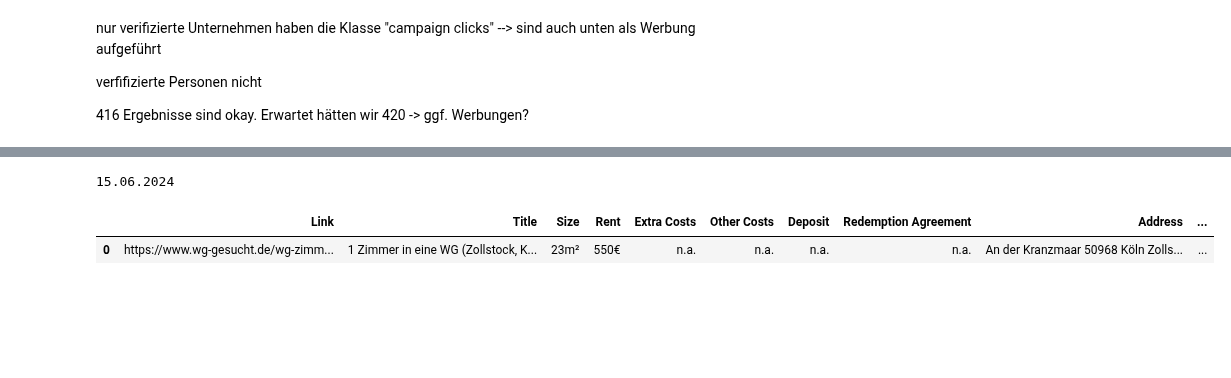
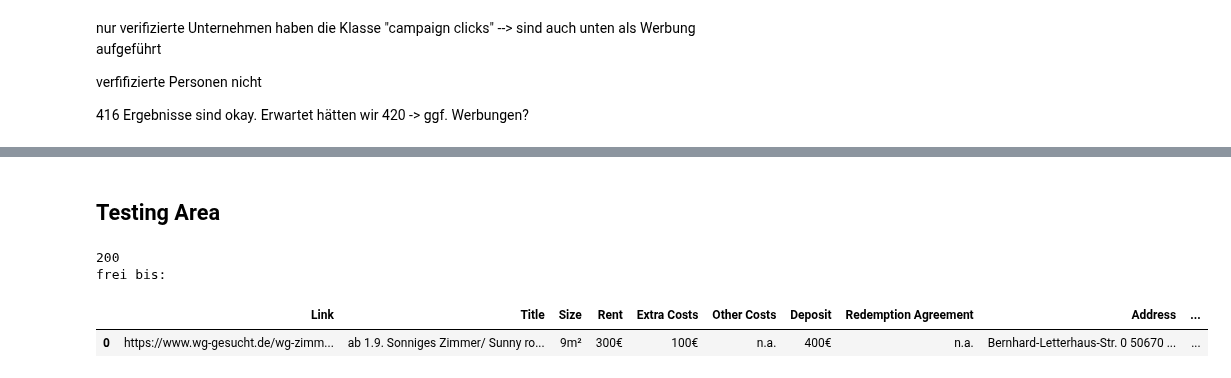
Before and after one commit to iwh-halle/fdap-2024-julian-456, a Jupyter notebook: casestudy/student_housing/test_web_scrap.ipynb, the cells around one changed output, grey strips where cells are left out. Drawn from its saved outputs; the diff is of its cells as text; code cells hidden in the pictures; blank space fills up the shorter version.

Commit message:
Fixing available till and added loop

```diff
--- a/casestudy/student_housing/test_web_scrap.ipynb
+++ b/casestudy/student_housing/test_web_scrap.ipynb
@@ -38,6 +43,6 @@ wnen die Klasse auf einer Seite nicht mehr gefunden werden kann, enthält diese
 # %%
 page = 0
-failed = 0
+failed_overview = 0
 base_links=[]
 campaign_links=[]
 
@@ -57,17 +62,18 @@ while page <= 20:
     response = requests.get(url_overview_köln, allow_redirects=False)
 
     # test response code
-    if response.status_code == 302 and failed < 5:
+    if response.status_code == 302 and failed_overview < 5:
         # try again
-        failed += 1
+        failed_overview += 1
         cum_fails += 1
+        # if needed, add a sleep here
         continue
-    elif failed >= 5:
+    elif failed_overview >= 5:
         print("Failed 5 times in a row")
         break
 
     page += 1
-    failed = 0
+    failed_overview = 0
 
     # Parse results
     soup = BeautifulSoup(response.text, 'html.parser')
@@ -130,9 +255,11 @@ verfifizierte Personen nicht
+# %% [markdown]
+## Testing Area
 # %%
-# TODO: für eine Einzelseite die Attribute bestimmen
-result_df = pd.DataFrame(columns=['Link', 'Title', 'Size', 'Rent', 'Extra Costs', 'Other Costs', 'Deposit', 'Redemption Agreement', 'Address', 'Available From', 'Available Till', 'Online Since'])
+result_test_df = pd.DataFrame()
+url_shared_app = "https://www.wg-gesucht.de/wg-zimmer-in-Koeln-Agnesviertel.8024813.html"
+response = requests.get(url_shared_app, allow_redirects=False)
+print(response.status_code)
 
-url_shared_app = "https://www.wg-gesucht.de" + str(base_links[0])
-response = requests.get(url_shared_app)
 
 soup = BeautifulSoup(response.text, 'html.parser')
 
@@ -163,36 +290,39 @@ deposit = deposit.replace('\n', '').strip()
 
 redemption_agreement = cost_panel.find_all('span', class_='section_panel_value')[4].text
 redemption_agreement = redemption_agreement.replace('\n', '').strip()
 
 
 
 # Address and Availability Panel
 address_panel = soup.find_all('div', class_='panel section_panel')[2]
 
 address = address_panel.find_all('span', class_='section_panel_detail')[0].text
 address = ' '.join(address.split())
 
 available_from = address_panel.find_all('span', class_='section_panel_value')[0].text
 available_from = available_from.replace('\n', '').strip()
 
 # Sometimes the available till is not available, so we need to check if the second span is 'frei bis:' --> if not we need to set it to n.a.
-if soup.find_all('span', class_='section_panel_detail')[1].text == 'frei bis:':
+if address_panel.find_all('span', class_='section_panel_detail')[2].text.strip() == 'frei bis:':
     available_till = address_panel.find_all('span', class_='section_panel_value')[1].text
     available_till = available_till.replace('\n', '').strip()
-    online_since = address_panel.find_all('span', class_='section_panel_value')[2].text
+    online_since = address_panel.find_all('b', class_='noprint')[0].text
     online_since = online_since.replace('\n', '').strip()
 
 else:
     available_till = "n.a."
     online_since = address_panel.find_all('b', class_='noprint')[0].text
     online_since = online_since.replace('\n', '').strip()
 
 
 input_set = {'Link': url_shared_app, 'Title': title, 'Size': size, 'Rent': rent, 'Extra Costs': extra_costs, 'Other Costs': other_costs, 'Deposit': deposit, 'Redemption Agreement': redemption_agreement, 'Address': address, 'Available From': available_from, 'Available Till': available_till, 'Online Since': online_since}
-result_df = result_df._append(input_set, ignore_index=True)
+result_test_df = result_test_df._append(input_set, ignore_index=True)
 
-result_df
+
+print(address_panel.find_all('span', class_='section_panel_detail')[2].text.strip())
+result_test_df
 # %% [output]
-15.06.2024
+200
+frei bis:
 |  | Link | Title | Size | Rent | Extra Costs | Other Costs | Deposit | Redemption Agreement | Address | ... |
-| 0 | https://www.wg-gesucht.de/wg-zimm... | 1 Zimmer in eine WG (Zollstock, K... | 23m² | 550€ | n.a. | n.a. | n.a. | n.a. | An der Kranzmaar 50968 Köln Zolls... | ... |
+| 0 | https://www.wg-gesucht.de/wg-zimm... | ab 1.9. Sonniges Zimmer/ Sunny ro... | 9m² | 300€ | 100€ | n.a. | 400€ | n.a. | Bernhard-Letterhaus-Str. 0 50670 ... | ... |
```
Also changed, not shown: parts of 7 cells of this notebook.
